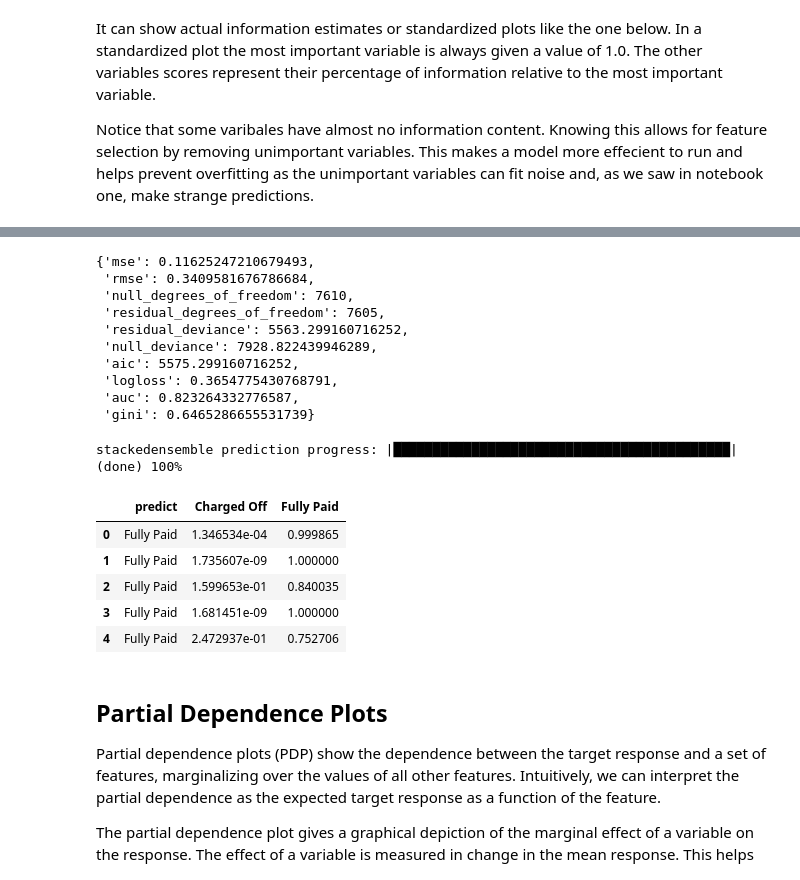
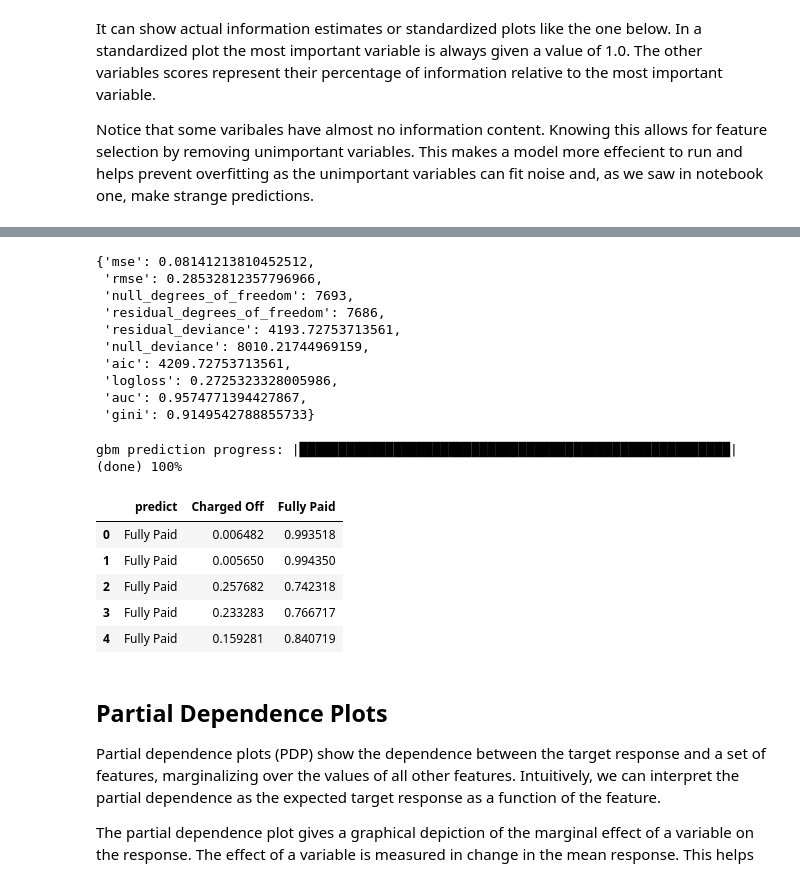
Before and after one commit to sanketsanap5/Bank-Loan-Status-Predictive-Analysis, a Jupyter notebook: src/BankStatusClassificationAutoML.ipynb, the cells around one changed output, grey strips where cells are left out. Cells and saved outputs as stored; diff of their text form; code cells hidden in the pictures.

```diff
--- a/src/BankStatusClassificationAutoML.ipynb
+++ b/src/BankStatusClassificationAutoML.ipynb
@@ -376,0 +365,4 @@ print(aml.leaderboard)
+# %%
+# Create a 80/20 train/test splie
+pct_rows=0.80
+df_train, df_test = df.split_frame([pct_rows])
@@ -376,0 +372,7 @@ print(aml.leaderboard)
+# %%
+# Set target and predictor variables
+target ='Loan Status'
+X.remove(target)
+df_train[target]=df_train[target].asfactor()
+df_test[target]=df_test[target].asfactor()
+print(X)
@@ -412,6 +697,7 @@ models_dict
 ## Examine the Best Model
 # %%
 print(0)
-best_model = h2o.get_model(aml.leaderboard[0,'model_id'])
+StackedEnsemble = h2o.get_model(aml.leaderboard[0,'model_id'])
+DRF = h2o.get_model(aml.leaderboard[6,'model_id'])
 # %% [output]
 0
@@ -608,35 +804,35 @@ def model_performance_stats(perf):
       pass
     return d
 # %%
-mod_perf=best_model.model_performance(df_test)
+mod_perf=StackedEnsemble.model_performance(df_test)
 stats_test={}
 stats_test=model_performance_stats(mod_perf)
 stats_test
 # %% [output]
-{'mse': 0.11625247210679493,
- 'rmse': 0.3409581676786684,
- 'null_degrees_of_freedom': 7610,
- 'residual_degrees_of_freedom': 7605,
- 'residual_deviance': 5563.299160716252,
- 'null_deviance': 7928.822439946289,
- 'aic': 5575.299160716252,
- 'logloss': 0.3654775430768791,
- 'auc': 0.823264332776587,
- 'gini': 0.6465286655531739}
+{'mse': 0.08141213810452512,
+ 'rmse': 0.28532812357796966,
+ 'null_degrees_of_freedom': 7693,
+ 'residual_degrees_of_freedom': 7686,
+ 'residual_deviance': 4193.72753713561,
+ 'null_deviance': 8010.21744969159,
+ 'aic': 4209.72753713561,
+ 'logloss': 0.2725323328005986,
+ 'auc': 0.9574771394427867,
+ 'gini': 0.9149542788855733}
 # %%
-predictions = best_model.predict(df_test)
+predictions = DRF.predict(df_test)
 # %% [output]
-stackedensemble prediction progress: |███████████████████████████████████████████| (done) 100%
+gbm prediction progress: |███████████████████████████████████████████████████████| (done) 100%
 # %%
 y_pred=h2o.as_list(predictions)
-y_pred[0:5]
+y_pred[:5]
 # %% [output]
 |  | predict | Charged Off | Fully Paid |
-| 0 | Fully Paid | 1.346534e-04 | 0.999865 |
-| 1 | Fully Paid | 1.735607e-09 | 1.000000 |
-| 2 | Fully Paid | 1.599653e-01 | 0.840035 |
-| 3 | Fully Paid | 1.681451e-09 | 1.000000 |
-| 4 | Fully Paid | 2.472937e-01 | 0.752706 |
+| 0 | Fully Paid | 0.006482 | 0.993518 |
+| 1 | Fully Paid | 0.005650 | 0.994350 |
+| 2 | Fully Paid | 0.257682 | 0.742318 |
+| 3 | Fully Paid | 0.233283 | 0.766717 |
+| 4 | Fully Paid | 0.159281 | 0.840719 |
 # %% [markdown]
 ## Partial Dependence Plots
 
```
Also changed, not shown: parts of 42 cells of this notebook, 2 other files.
